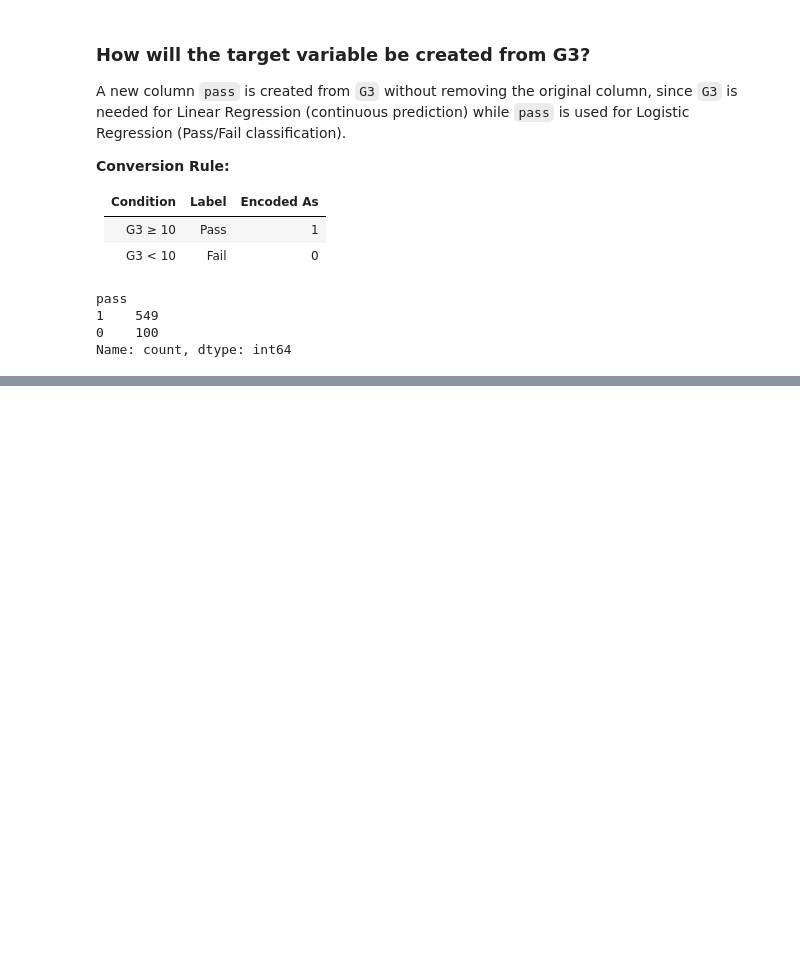
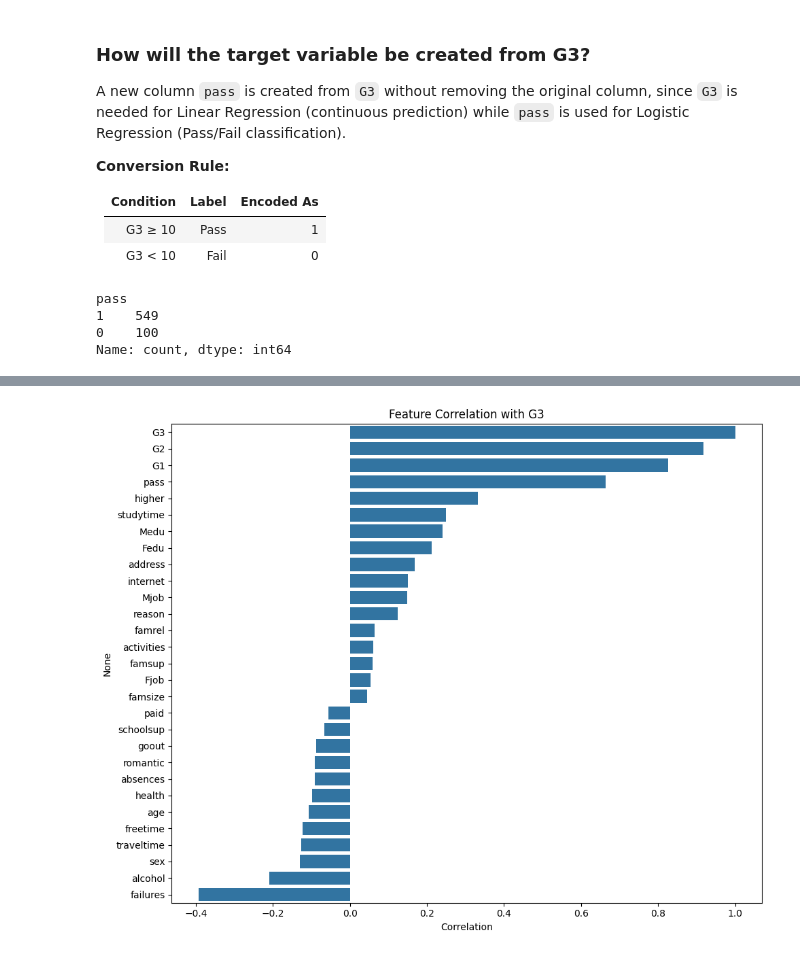
Before and after one commit to Abrar-ul-hasnain/student-performance-predictor, a Jupyter notebook: main.ipynb, the cells around one changed output, grey strips where cells are left out. Cells and saved outputs as stored; diff of their text form; code cells hidden in the pictures; blank space fills up the shorter version.

```diff
--- a/main.ipynb
+++ b/main.ipynb
@@ -280,0 +285,3 @@ Name: count, dtype: int64
+# %%
+correlation = df.corr()['G3'].sort_values(ascending=False)
+correlation
@@ -280,0 +328,9 @@ Name: count, dtype: int64
+# %%
+plt.figure(figsize=(10, 8))
+sns.barplot(x=correlation.values, y=correlation.index)
+plt.title('Feature Correlation with G3')
+plt.xlabel('Correlation')
+plt.tight_layout()
+plt.show()
+# %% [output]
+[figure, added]
```
Also changed, not shown: parts of 8 cells of this notebook.
